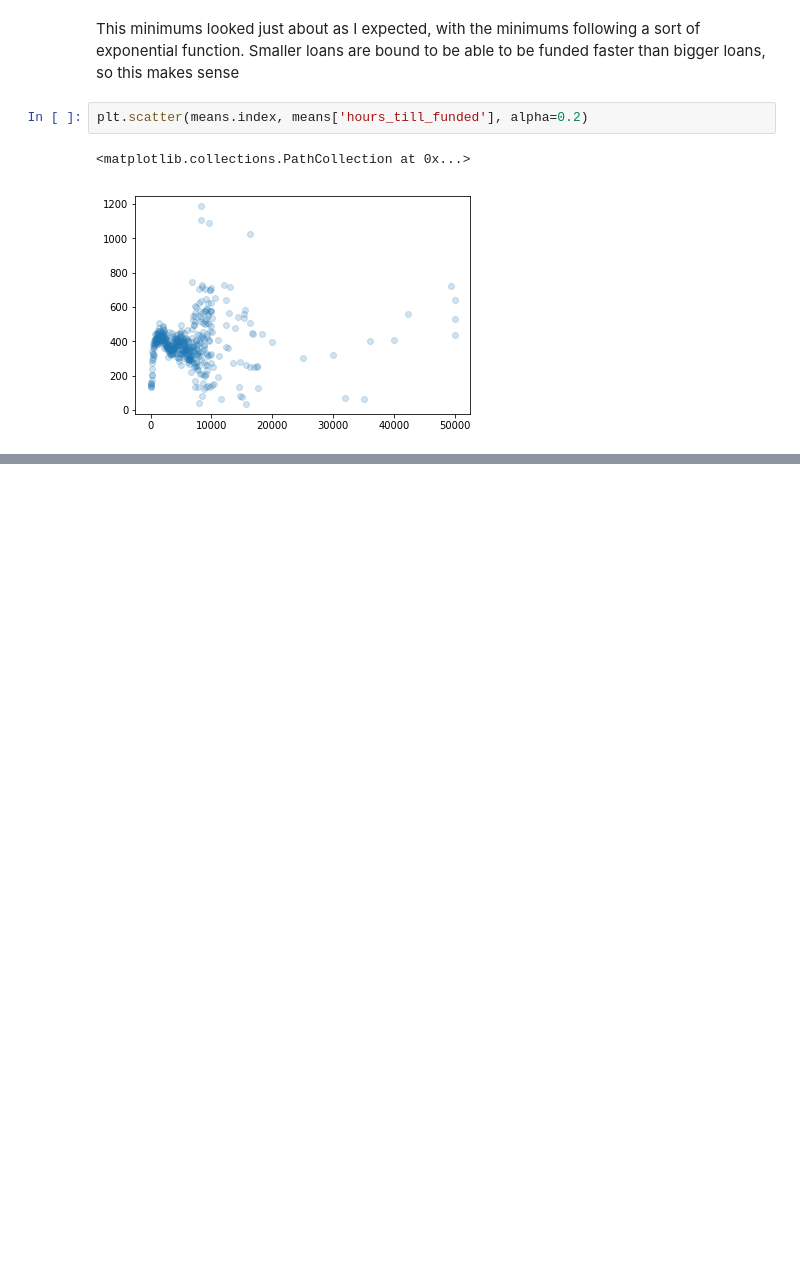
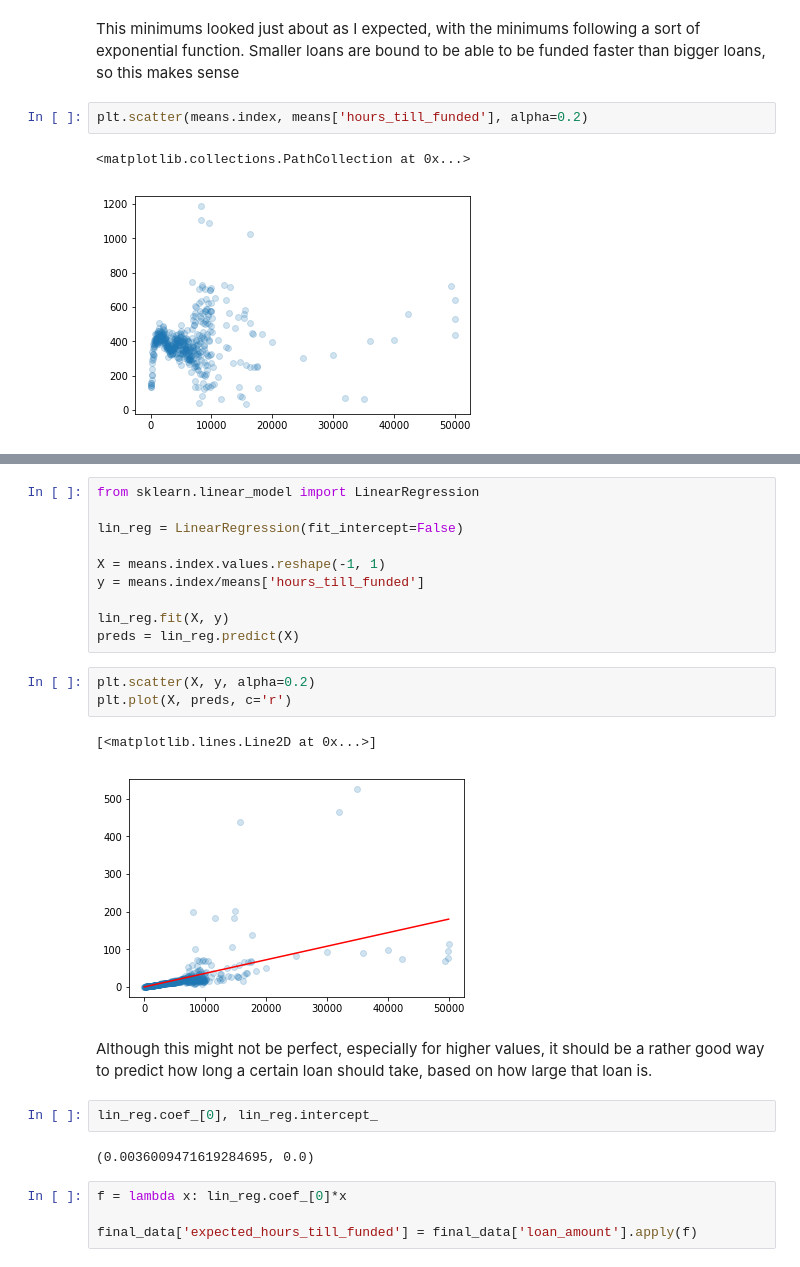
Before and after one commit to JCRaymond/ITCS_4156_FInal, a Jupyter notebook: Data Prep.ipynb, the cells around one changed output, grey strips where cells are left out. Saved outputs shown, nothing was run; the diff lists cells and outputs as text; blank space fills up the shorter version.

```diff
--- a/Data Prep.ipynb
+++ b/Data Prep.ipynb
@@ -1289,0 +1308,26 @@ Now
+# %%
+from sklearn.linear_model import LinearRegression
+
+lin_reg = LinearRegression(fit_intercept=False)
+
+X = means.index.values.reshape(-1, 1)
+y = means.index/means['hours_till_funded']
+
+lin_reg.fit(X, y)
+preds = lin_reg.predict(X)
+# %%
+plt.scatter(X, y, alpha=0.2)
+plt.plot(X, preds, c='r')
+# %% [output]
+[<matplotlib.lines.Line2D at 0x...>]
+[figure, added]
+# %% [markdown]
+Although this might not be perfect, especially for higher values, it should be a rather good way to predict how long a certain loan should take, based on how large that loan is.
+# %%
+lin_reg.coef_[0], lin_reg.intercept_
+# %% [output]
+(0.0036009471619284695, 0.0)
+# %%
+f = lambda x: lin_reg.coef_[0]*x
+
+final_data['expected_hours_till_funded'] = final_data['loan_amount'].apply(f)
```
Also changed, not shown: parts of 14 cells of this notebook.
